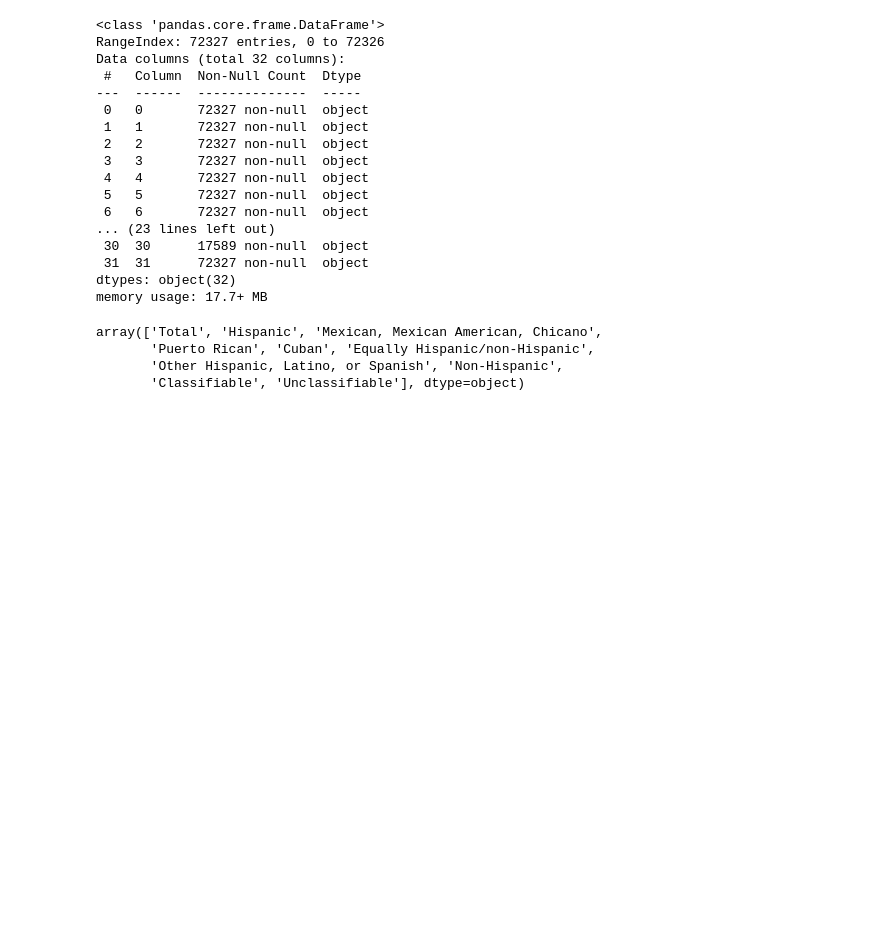
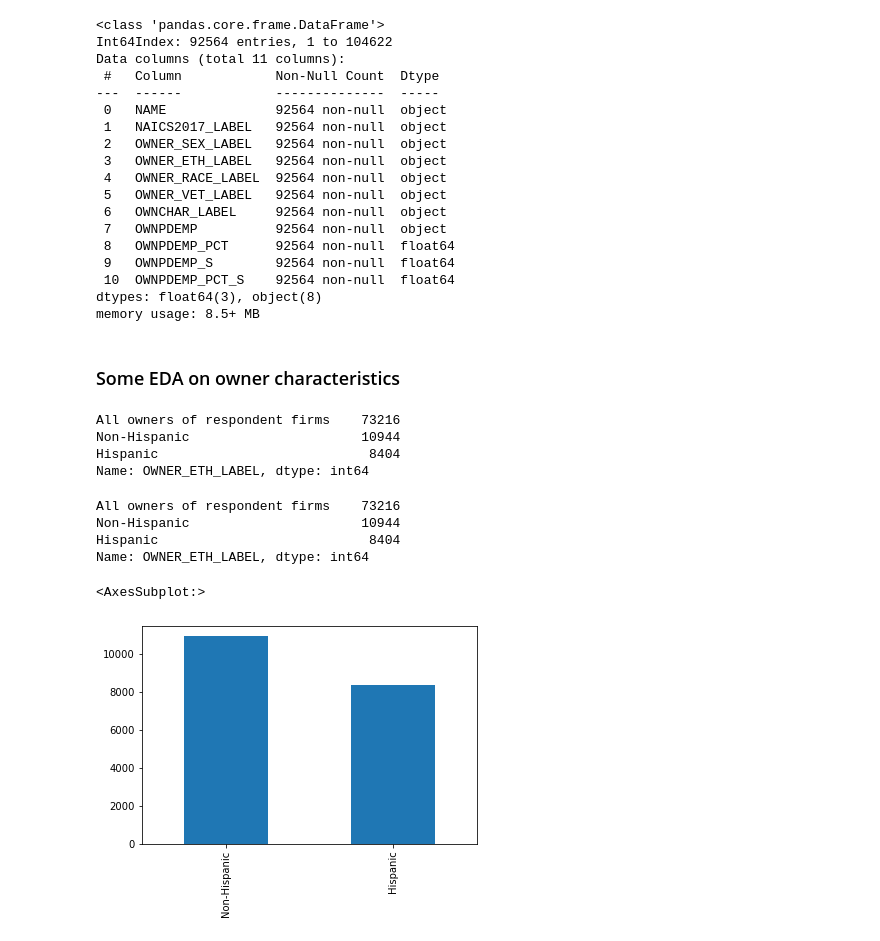
Before and after one commit to c-rod51/census-annual-business-survey, a Jupyter notebook: CensusAPI.ipynb, the cells around one changed output. Drawn from its saved outputs; the diff is of its cells as text; code cells hidden in the pictures; blank space fills up the shorter version.

```diff
--- a/CensusAPI.ipynb
+++ b/CensusAPI.ipynb
@@ -36,28 +164,47 @@ df.head()
 # %%
-df.info()
+business_owner_characteristics.info()
 # %% [output]
 <class 'pandas.core.frame.DataFrame'>
-RangeIndex: 72327 entries, 0 to 72326
-Data columns (total 32 columns):
- #   Column  Non-Null Count  Dtype
----  ------  --------------  -----
- 0   0       72327 non-null  object
- 1   1       72327 non-null  object
- 2   2       72327 non-null  object
- 3   3       72327 non-null  object
- 4   4       72327 non-null  object
- 5   5       72327 non-null  object
- 6   6       72327 non-null  object
-... (23 lines left out)
- 30  30      17589 non-null  object
- 31  31      72327 non-null  object
-dtypes: object(32)
-memory usage: 17.7+ MB
+Int64Index: 92564 entries, 1 to 104622
+Data columns (total 11 columns):
+ #   Column            Non-Null Count  Dtype
+---  ------            --------------  -----
+ 0   NAME              92564 non-null  object
+ 1   NAICS2017_LABEL   92564 non-null  object
+ 2   OWNER_SEX_LABEL   92564 non-null  object
+ 3   OWNER_ETH_LABEL   92564 non-null  object
+ 4   OWNER_RACE_LABEL  92564 non-null  object
+ 5   OWNER_VET_LABEL   92564 non-null  object
+ 6   OWNCHAR_LABEL     92564 non-null  object
+ 7   OWNPDEMP          92564 non-null  object
+ 8   OWNPDEMP_PCT      92564 non-null  float64
+ 9   OWNPDEMP_S        92564 non-null  float64
+ 10  OWNPDEMP_PCT_S    92564 non-null  float64
+dtypes: float64(3), object(8)
+memory usage: 8.5+ MB
+# %% [markdown]
+### Some EDA on owner characteristics
 # %%
 #Unique values for ethnicity
-df['ETH_GROUP_LABEL'].unique()
+business_owner_characteristics['OWNER_ETH_LABEL'].value_counts()
 # %% [output]
-array(['Total', 'Hispanic', 'Mexican, Mexican American, Chicano',
-       'Puerto Rican', 'Cuban', 'Equally Hispanic/non-Hispanic',
-       'Other Hispanic, Latino, or Spanish', 'Non-Hispanic',
-       'Classifiable', 'Unclassifiable'], dtype=object)
+All owners of respondent firms    73216
+Non-Hispanic                      10944
+Hispanic                           8404
+Name: OWNER_ETH_LABEL, dtype: int64
+# %%
+owner_ethnicity = business_owner_characteristics['OWNER_ETH_LABEL'].value_counts()
+# %%
+owner_ethnicity
+# %% [output]
+All owners of respondent firms    73216
+Non-Hispanic                      10944
+Hispanic                           8404
+Name: OWNER_ETH_LABEL, dtype: int64
+# %%
+non_total_owner_ethnicity = owner_ethnicity[1:]
+# %%
+non_total_owner_ethnicity.plot(kind='bar')
+# %% [output]
+<AxesSubplot:>
+[figure, added]
```
Also changed, not shown: parts of 40 cells of this notebook.
